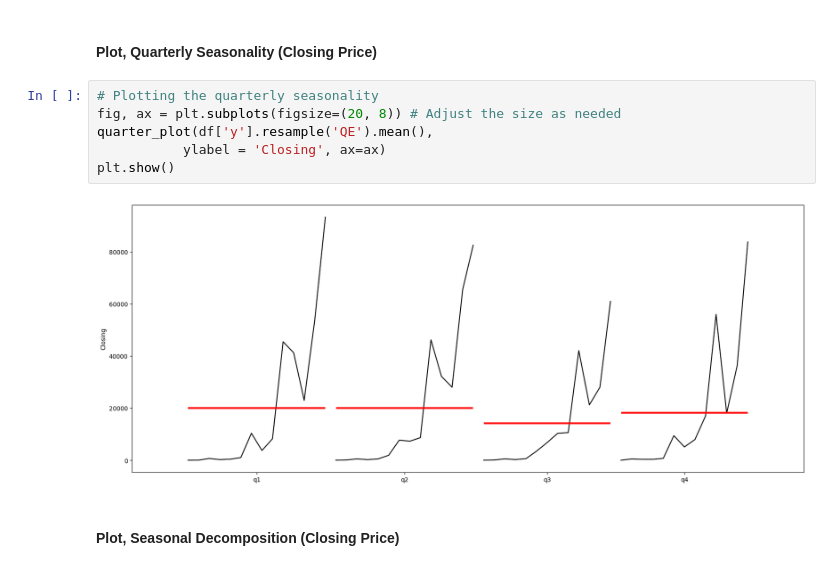
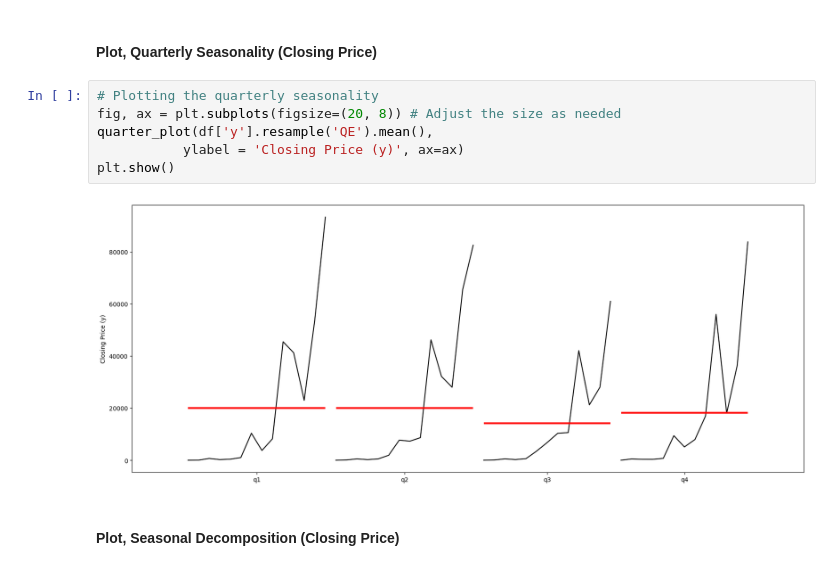
Before and after one commit to shawnarneygit/ai_machine_learning, a Jupyter notebook: bitcoin/bitcoin.ipynb, the cells around one changed output. Saved outputs shown, nothing was run; the diff lists cells and outputs as text.

```diff
--- a/bitcoin/bitcoin.ipynb
+++ b/bitcoin/bitcoin.ipynb
@@ -381,11 +388,11 @@ plt.show()
 # %%
 # Plotting the quarterly seasonality
 fig, ax = plt.subplots(figsize=(20, 8)) # Adjust the size as needed
 quarter_plot(df['y'].resample('QE').mean(),
-           ylabel = 'Closing', ax=ax)
+           ylabel = 'Closing Price (y)', ax=ax)
 plt.show()
 # %% [output]
-[figure, old version]
+[figure, new version]
 # %% [markdown]
 #### Plot, Seasonal Decomposition (Closing Price)
 # %%
```
Also changed, not shown: parts of 3 cells of this notebook.
